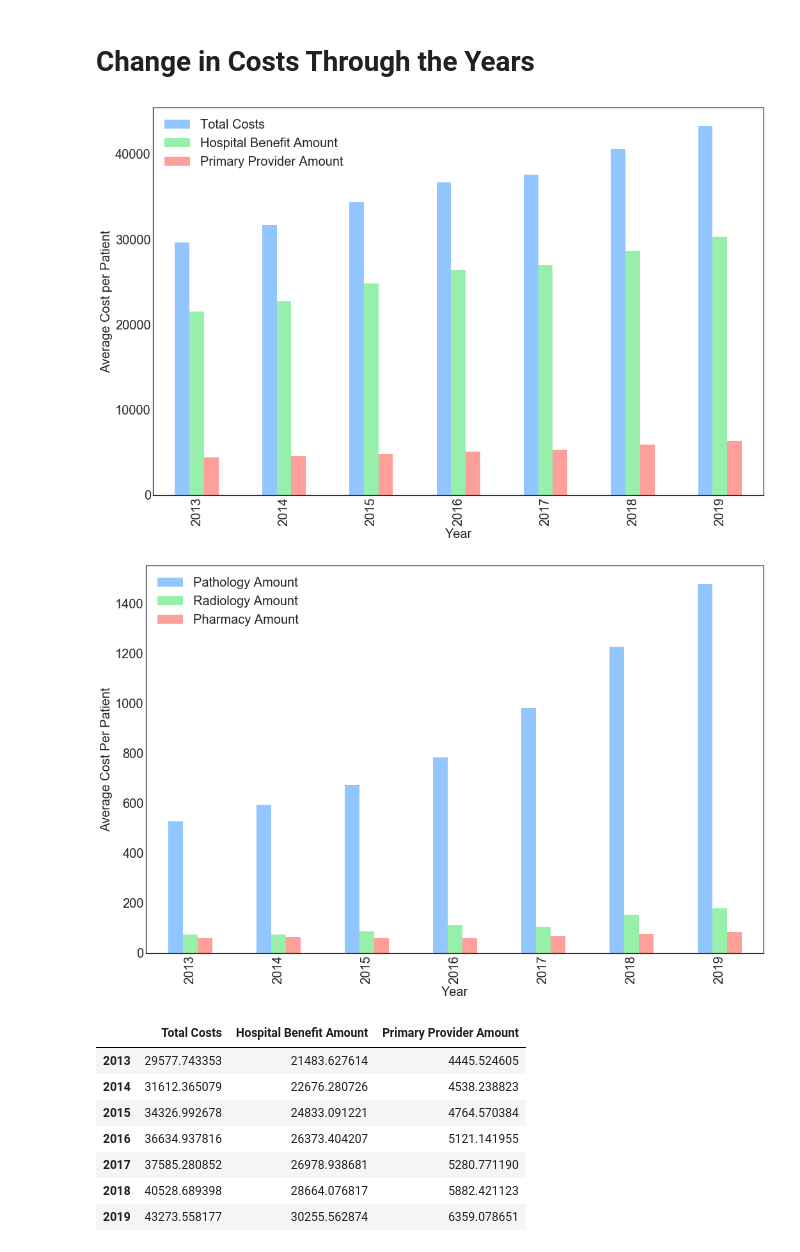
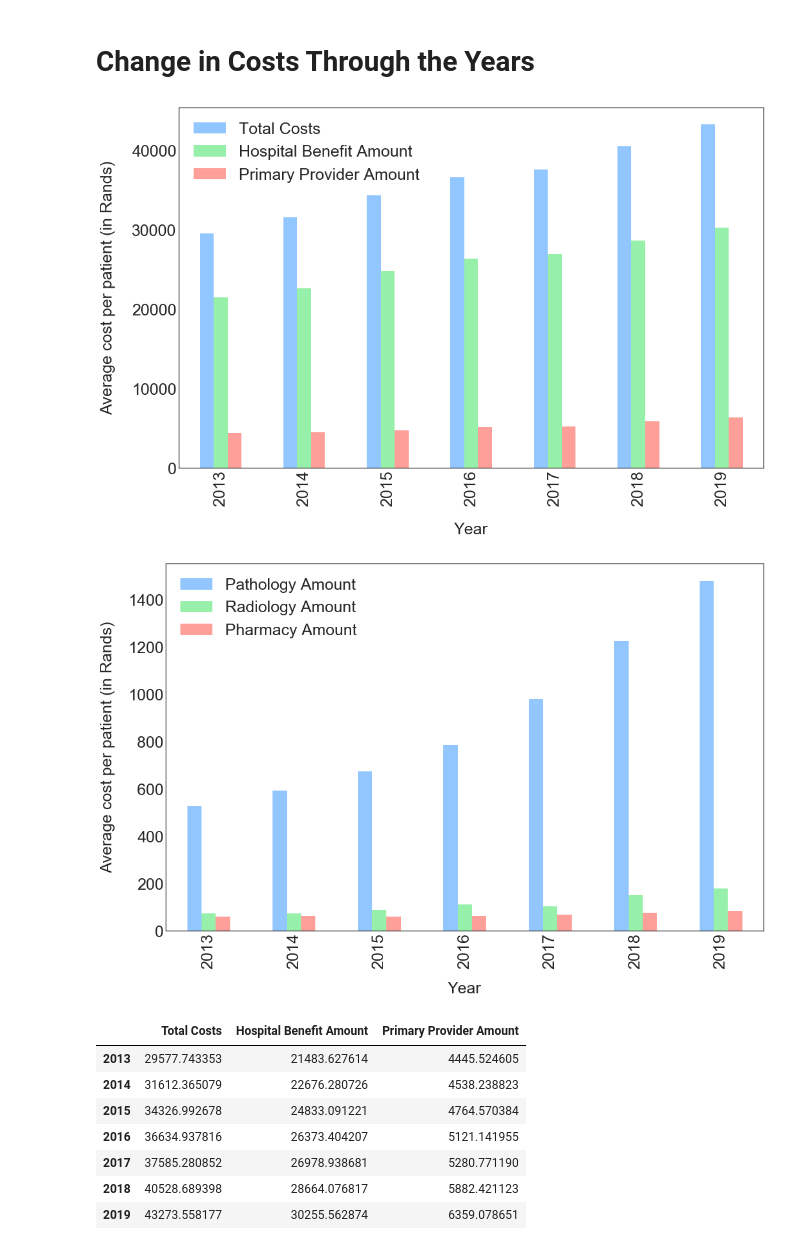
Before and after one commit to DaliaSolomon/BUS4029H-Thesis-Project, a Jupyter notebook: 3 - Analysis of Mothers.ipynb, the cells around one changed output. Saved outputs shown, nothing was run; the diff lists cells and outputs as text; code cells hidden in the pictures.

```diff
--- a/3 - Analysis of Mothers.ipynb
+++ b/3 - Analysis of Mothers.ipynb
@@ -810,25 +817,29 @@ PH_19=data_19["Pharmacy_Amt"].sum()/number_of_pateients_2019
 # %%
 labels = ['2013', '2014', '2015', '2016', '2017', '2018', '2019']
 total_costs = [TC_13, TC_14, TC_15, TC_16, TC_17, TC_18, TC_19]
 hospital_benefit = [HB_13, HB_14, HB_15, HB_16, HB_17,HB_18,HB_19]
 provider_costs = [PB_13, PB_14, PB_15, PB_16, PB_17, PB_18, PB_19]
 
 
 df1= pd.DataFrame({
     'Total Costs':total_costs,
     'Hospital Benefit Amount':hospital_benefit,
     'Primary Provider Amount':provider_costs,
 },index=labels)
 
 ax1=df1.plot(kind='bar',figsize=(15,10))
-plt.rcParams['font.size'] = 20.0
-ax1.set_ylabel('Average Cost per Patient')
+plt.rcParams['font.size'] = 25.0
+ax1.set_ylabel('Average cost per patient (in Rands)')
+ax1.xaxis.labelpad = 25
+ax1.yaxis.labelpad = 25
+ax1.xaxis.fontsize=25
+ax1.yaxis.fontsize=25
 ax1.set_xlabel('Year')
 
 plt.tight_layout()
 plt.savefig('Large Cost Breakdown.png', dpi=350)
 # %% [output]
-[figure, old version]
+[figure, new version]
 # %%
 labels = ['2013', '2014', '2015', '2016', '2017', '2018', '2019']
 pathology_costs = [PA_13, PA_14, PA_15, PA_16, PA_17, PA_18,PA_19]
@@ -844,14 +855,16 @@ df2= pd.DataFrame({
 
 ax2=df2.plot(kind='bar',figsize=(15,10))
 plt.rcParams['font.size'] = 20.0
-ax2.set_ylabel('Average Cost Per Patient')
+ax2.set_ylabel('Average cost per patient (in Rands)')
 ax2.set_xlabel('Year')
-
+ax2.xaxis.labelpad = 20
+ax2.yaxis.labelpad = 20
+ax2.xaxis.fontsize=25
 
 plt.tight_layout()
 plt.savefig('Small Cost Breakdown.png', dpi=350)
 # %% [output]
-[figure, old version]
+[figure, new version]
 # %%
 df1
 # %% [output]
```
Also changed, not shown: parts of 26 cells of this notebook, 1 other file.
